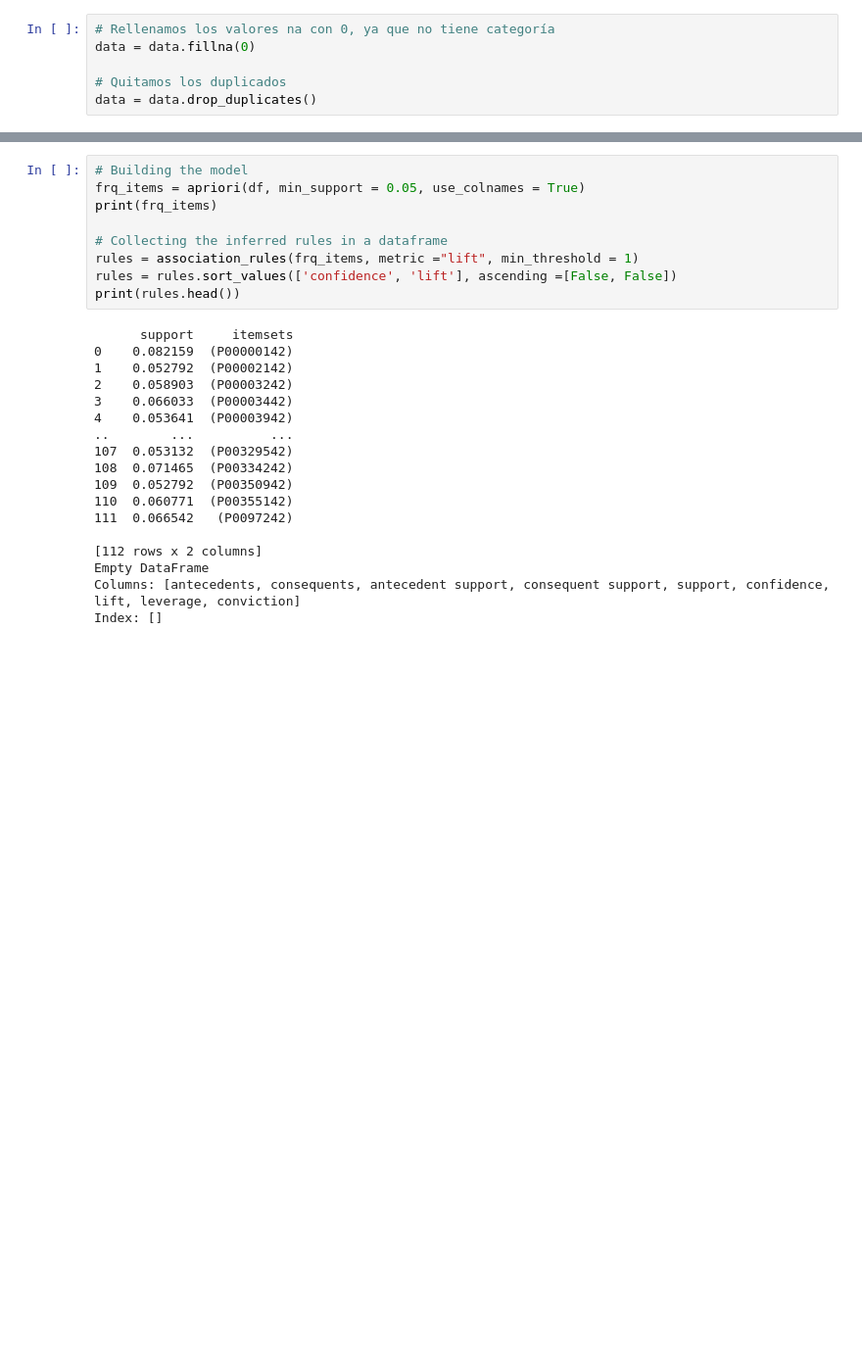
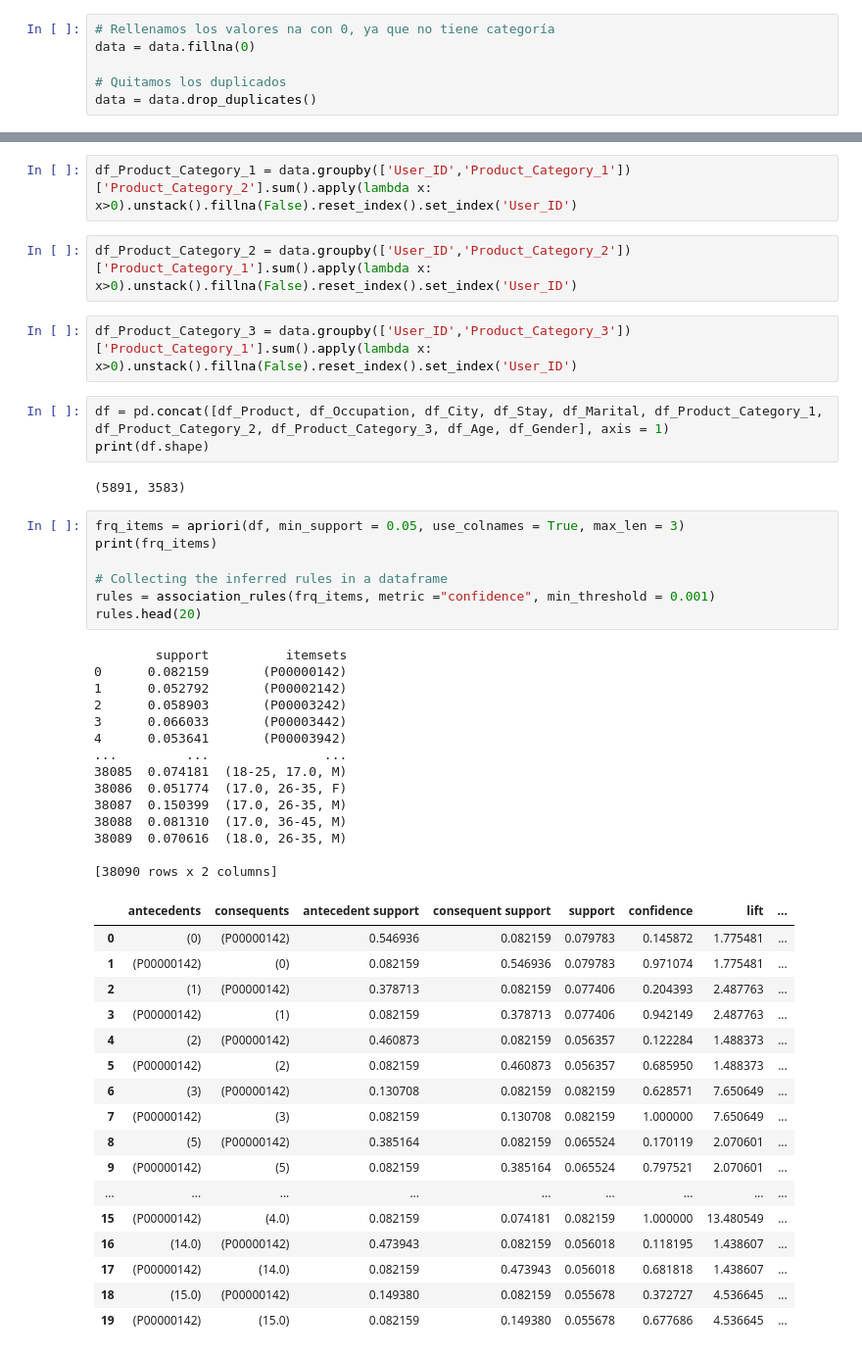
Before and after one commit to Ana-AlonsoCanizares/Practicas_Individuales, a Jupyter notebook: LAB02_Pr1_RA.ipynb, the cells around one changed output, grey strips where cells are left out. Shown: that part at 98% size. Saved outputs shown, nothing was run; the diff lists cells and outputs as text; blank space fills up the shorter version.

```diff
--- a/LAB02_Pr1_RA.ipynb
+++ b/LAB02_Pr1_RA.ipynb
@@ -76,27 +68,50 @@ print(df.shape)
+# %%
+df_Product_Category_1 = data.groupby(['User_ID','Product_Category_1'])['Product_Category_2'].sum().apply(lambda x: x>0).unstack().fillna(False).reset_index().set_index('User_ID')
+# %%
+df_Product_Category_2 = data.groupby(['User_ID','Product_Category_2'])['Product_Category_1'].sum().apply(lambda x: x>0).unstack().fillna(False).reset_index().set_index('User_ID')
+# %%
+df_Product_Category_3 = data.groupby(['User_ID','Product_Category_3'])['Product_Category_1'].sum().apply(lambda x: x>0).unstack().fillna(False).reset_index().set_index('User_ID')
+# %%
+df = pd.concat([df_Product, df_Occupation, df_City, df_Stay, df_Marital, df_Product_Category_1, df_Product_Category_2, df_Product_Category_3, df_Age, df_Gender], axis = 1)
+print(df.shape)
+# %% [output]
+(5891, 3583)
 # %%
-# Building the model
-frq_items = apriori(df, min_support = 0.05, use_colnames = True)
+frq_items = apriori(df, min_support = 0.05, use_colnames = True, max_len = 3)
 print(frq_items)
 
 # Collecting the inferred rules in a dataframe
-rules = association_rules(frq_items, metric ="lift", min_threshold = 1)
-rules = rules.sort_values(['confidence', 'lift'], ascending =[False, False])
-print(rules.head())
+rules = association_rules(frq_items, metric ="confidence", min_threshold = 0.001)
+rules.head(20)
 # %% [output]
-      support     itemsets
-0    0.082159  (P00000142)
-1    0.052792  (P00002142)
-2    0.058903  (P00003242)
-3    0.066033  (P00003442)
-4    0.053641  (P00003942)
-..        ...          ...
-107  0.053132  (P00329542)
-108  0.071465  (P00334242)
-109  0.052792  (P00350942)
-110  0.060771  (P00355142)
-111  0.066542   (P0097242)
+        support          itemsets
+0      0.082159       (P00000142)
+1      0.052792       (P00002142)
+2      0.058903       (P00003242)
+3      0.066033       (P00003442)
+4      0.053641       (P00003942)
+...         ...               ...
+38085  0.074181  (18-25, 17.0, M)
+38086  0.051774  (17.0, 26-35, F)
+38087  0.150399  (17.0, 26-35, M)
+38088  0.081310  (17.0, 36-45, M)
+38089  0.070616  (18.0, 26-35, M)
 
-[112 rows x 2 columns]
-Empty DataFrame
-Columns: [antecedents, consequents, antecedent support, consequent support, support, confidence, lift, leverage, conviction]
-Index: []
+[38090 rows x 2 columns]
+|  | antecedents | consequents | antecedent support | consequent support | support | confidence | lift | ... |
+| 0 | (0) | (P00000142) | 0.546936 | 0.082159 | 0.079783 | 0.145872 | 1.775481 | ... |
+| 1 | (P00000142) | (0) | 0.082159 | 0.546936 | 0.079783 | 0.971074 | 1.775481 | ... |
+| 2 | (1) | (P00000142) | 0.378713 | 0.082159 | 0.077406 | 0.204393 | 2.487763 | ... |
+| 3 | (P00000142) | (1) | 0.082159 | 0.378713 | 0.077406 | 0.942149 | 2.487763 | ... |
+| 4 | (2) | (P00000142) | 0.460873 | 0.082159 | 0.056357 | 0.122284 | 1.488373 | ... |
+| 5 | (P00000142) | (2) | 0.082159 | 0.460873 | 0.056357 | 0.685950 | 1.488373 | ... |
+| 6 | (3) | (P00000142) | 0.130708 | 0.082159 | 0.082159 | 0.628571 | 7.650649 | ... |
+| 7 | (P00000142) | (3) | 0.082159 | 0.130708 | 0.082159 | 1.000000 | 7.650649 | ... |
+| 8 | (5) | (P00000142) | 0.385164 | 0.082159 | 0.065524 | 0.170119 | 2.070601 | ... |
+| 9 | (P00000142) | (5) | 0.082159 | 0.385164 | 0.065524 | 0.797521 | 2.070601 | ... |
+| ... | ... | ... | ... | ... | ... | ... | ... | ... |
+| 15 | (P00000142) | (4.0) | 0.082159 | 0.074181 | 0.082159 | 1.000000 | 13.480549 | ... |
+| 16 | (14.0) | (P00000142) | 0.473943 | 0.082159 | 0.056018 | 0.118195 | 1.438607 | ... |
+| 17 | (P00000142) | (14.0) | 0.082159 | 0.473943 | 0.056018 | 0.681818 | 1.438607 | ... |
+| 18 | (15.0) | (P00000142) | 0.149380 | 0.082159 | 0.055678 | 0.372727 | 4.536645 | ... |
+| 19 | (P00000142) | (15.0) | 0.082159 | 0.149380 | 0.055678 | 0.677686 | 4.536645 | ... |
```
Also changed, not shown: parts of 10 cells of this notebook.
